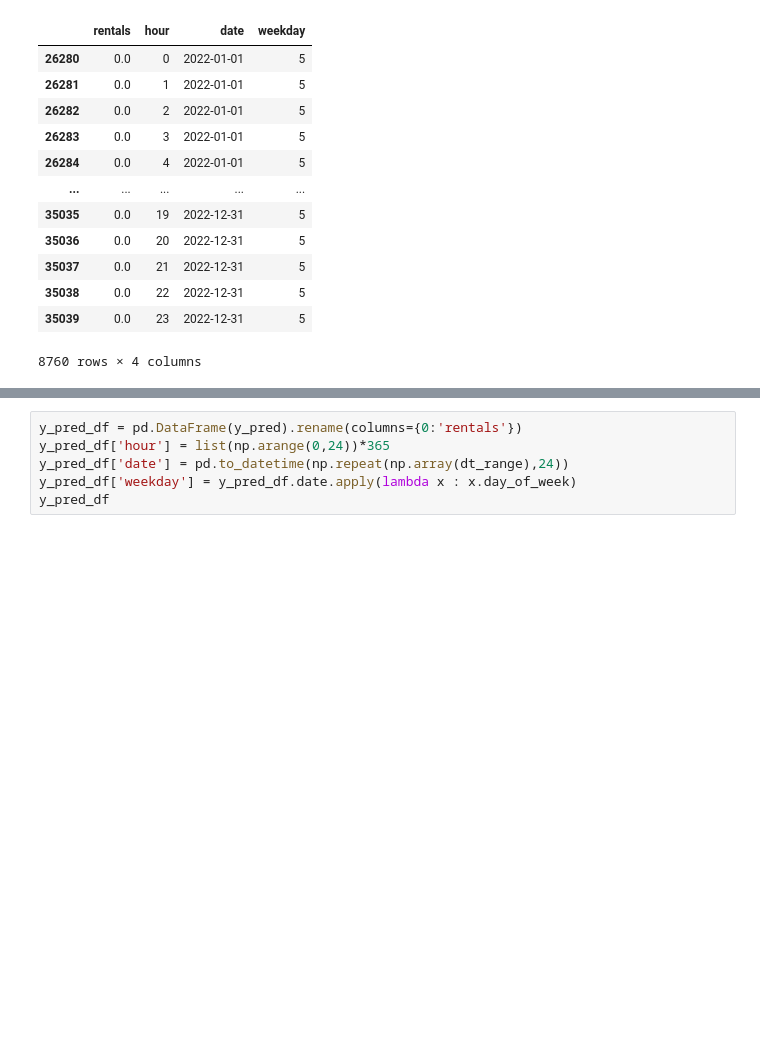
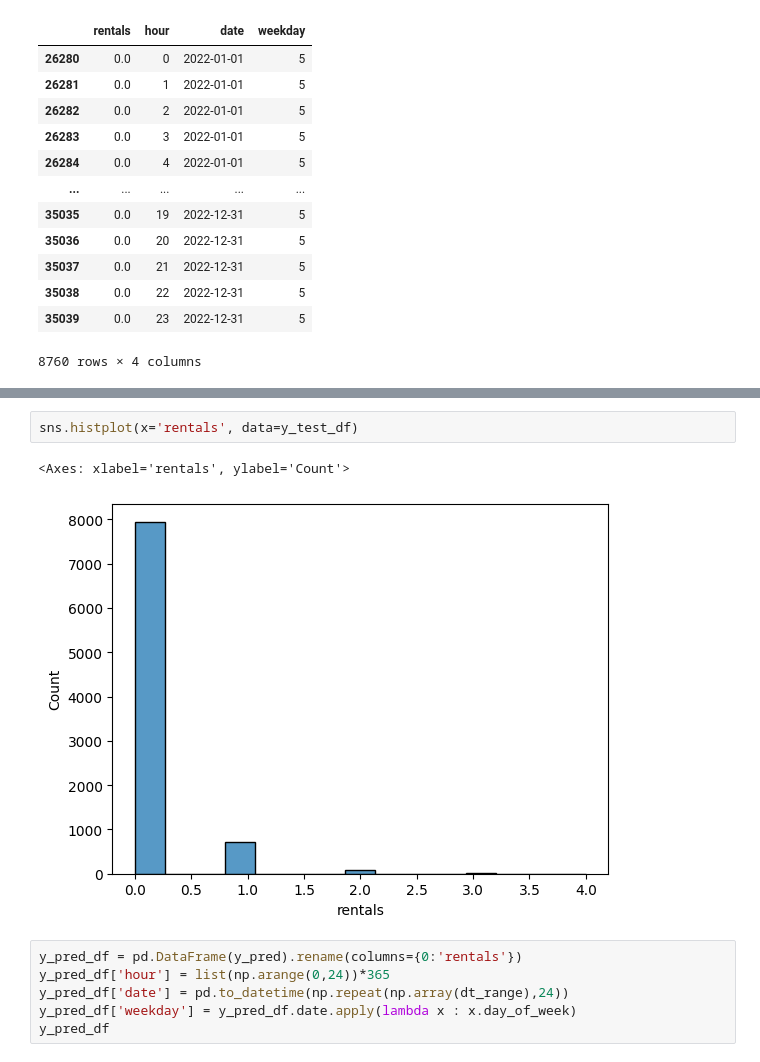
Before and after one commit to shoefer987/bike_sharing_demand, a Jupyter notebook: notebooks/shoefer987_xgboost.ipynb, the cells around one changed output, grey strips where cells are left out. Saved outputs shown, nothing was run; the diff lists cells and outputs as text; blank space fills up the shorter version.

```diff
--- a/notebooks/shoefer987_xgboost.ipynb
+++ b/notebooks/shoefer987_xgboost.ipynb
@@ -1077,3 +1093,8 @@ y_test_df
+# %%
+sns.histplot(x='rentals', data=y_test_df)
+# %% [output]
+<Axes: xlabel='rentals', ylabel='Count'>
+[figure, added]
 # %%
 y_pred_df = pd.DataFrame(y_pred).rename(columns={0:'rentals'})
 y_pred_df['hour'] = list(np.arange(0,24))*365
```
Also changed, not shown: parts of 27 cells of this notebook, 2 other files.
